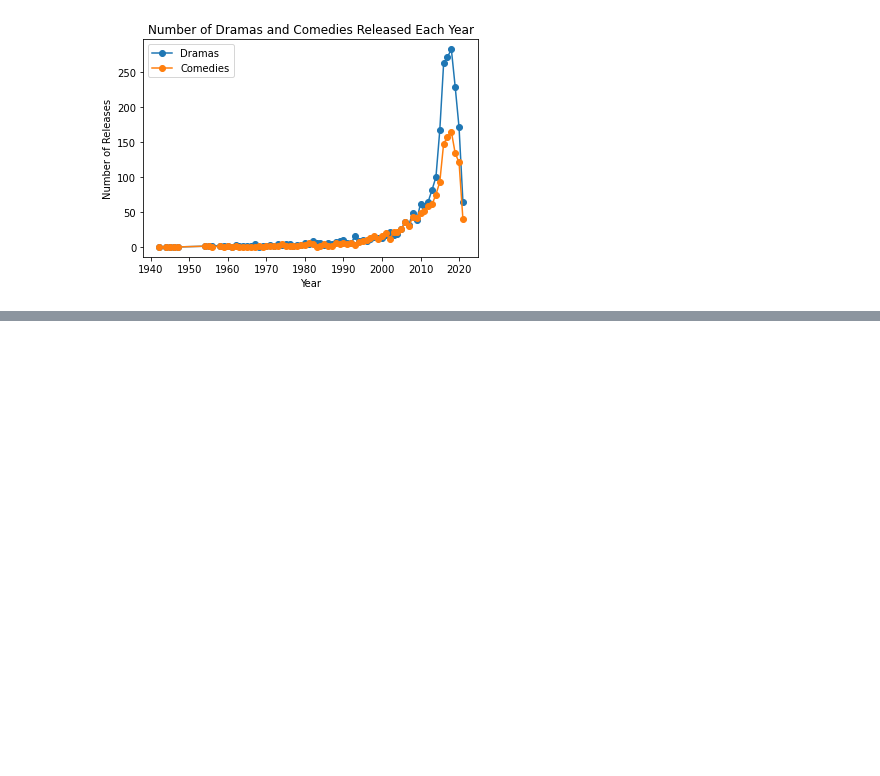
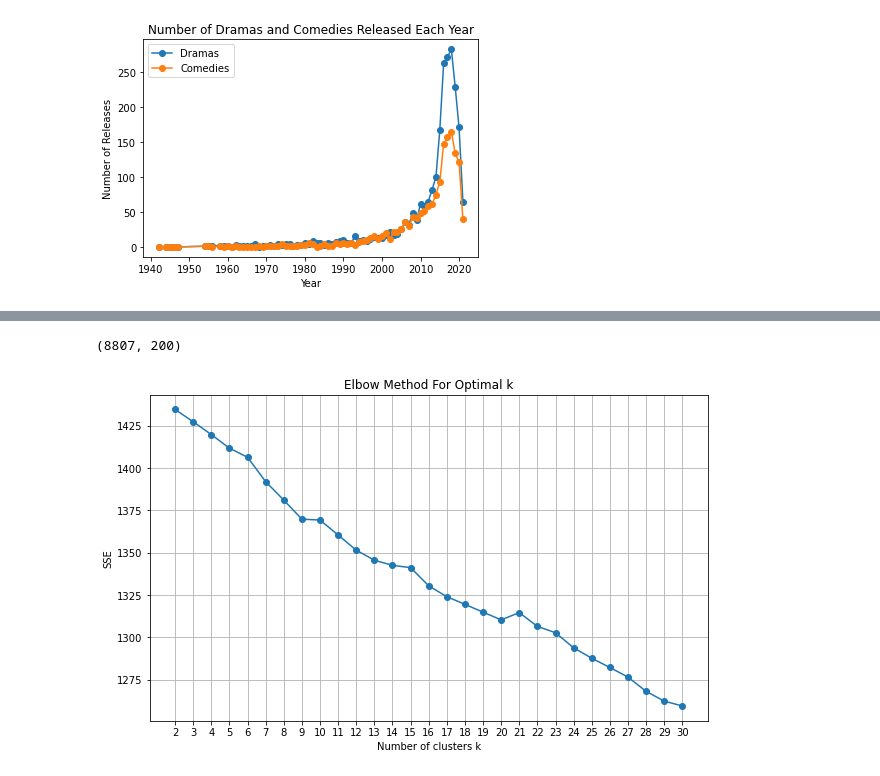
Before and after one commit to Yax-w/Netflix-analysis, a Jupyter notebook: netflix-analysis.ipynb, the cells around one changed output, grey strips where cells are left out. Cells and saved outputs as stored; diff of their text form; code cells hidden in the pictures; blank space fills up the shorter version.

Commit message:
updated kmeans cluster

```diff
--- a/netflix-analysis.ipynb
+++ b/netflix-analysis.ipynb
@@ -522,0 +267,3 @@ Epoch 10/10
+# %%
+df2 = pd.read_csv("./netflix_titles.csv")
+df2.head()
@@ -522,0 +386,3 @@ Epoch 10/10
+# %%
+selected_df['tokens'] = selected_df[column].apply(lambda x: word_tokenize(x))
+print(selected_df['tokens'].head())
@@ -522,0 +396,15 @@ Epoch 10/10
+# %%
+#TFIDF
+from sklearn.feature_extraction.text import TfidfVectorizer
+
+selected_df['processed_text'] = selected_df['tokens'].apply(lambda x: ' '.join(x))
+
+# Initialise TF-IDF Vectorizer
+vectorizer = TfidfVectorizer()
+
+# Use fit_transform method to learn vocabulary and convert text data into TF-IDF matrix
+tfidf_matrix = vectorizer.fit_transform(selected_df['processed_text'])
+
+# tfidf_matrix is a sparse matrix that stores the TF-IDF vector of each document
+# Get feature names (vocabulary)
+feature_names = vectorizer.get_feature_names_out()
@@ -522,0 +485,28 @@ Epoch 10/10
+# %%
+reduced_matrix.shape
+# %% [output]
+(8807, 200)
+# %%
+from sklearn.cluster import KMeans
+from sklearn.feature_extraction.text import TfidfVectorizer
+import matplotlib.pyplot as plt
+
+K_range = range(2, 31)
+
+SSE = []
+for k in K_range:
+    kmeans = KMeans(n_clusters=k, random_state=42)
+    kmeans.fit(reduced_matrix)
+    SSE.append(kmeans.inertia_)
+
+# 绘制肘部图
+plt.figure(figsize=(10, 6))
+plt.plot(K_range, SSE, marker='o')
+plt.title('Elbow Method For Optimal k')
+plt.xlabel('Number of clusters k')
+plt.ylabel('SSE')
+plt.xticks(K_range)
+plt.grid(True)
+plt.show()
+# %% [output]
+[figure, added]
```
Also changed, not shown: parts of 31 cells of this notebook, 1 other file.
